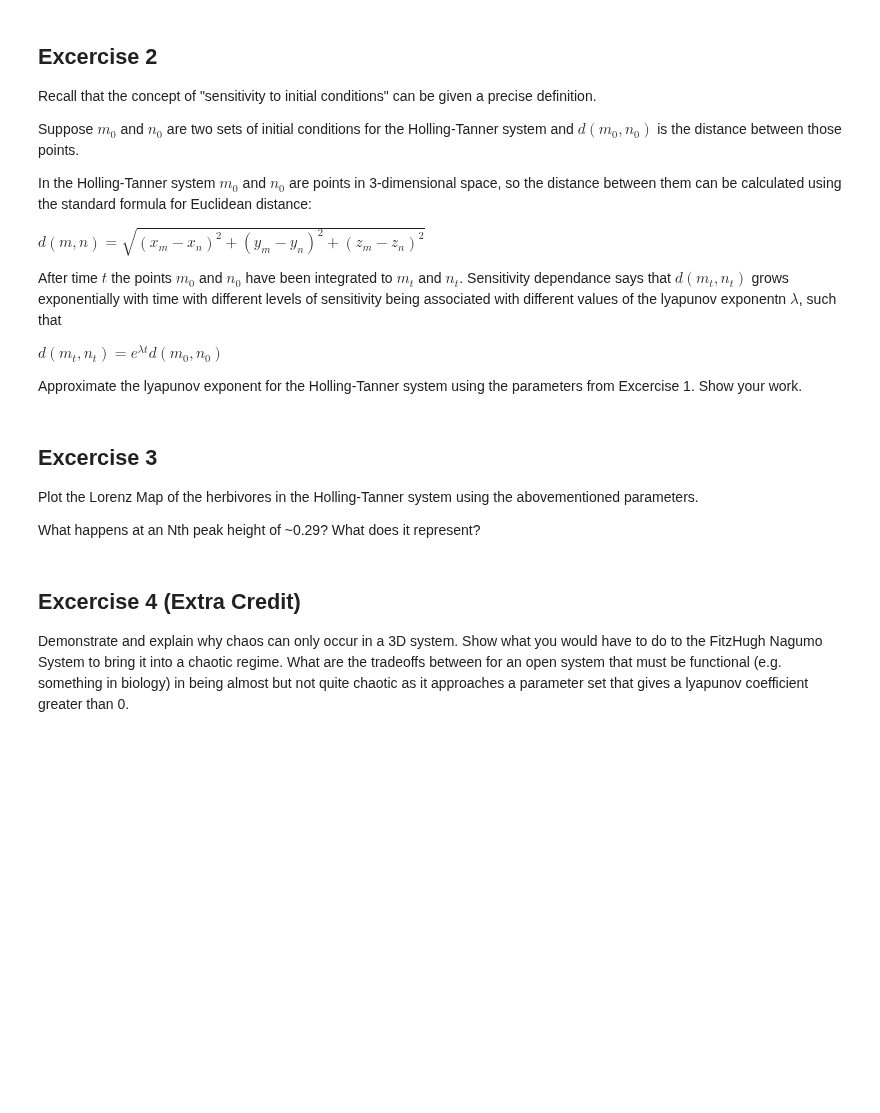
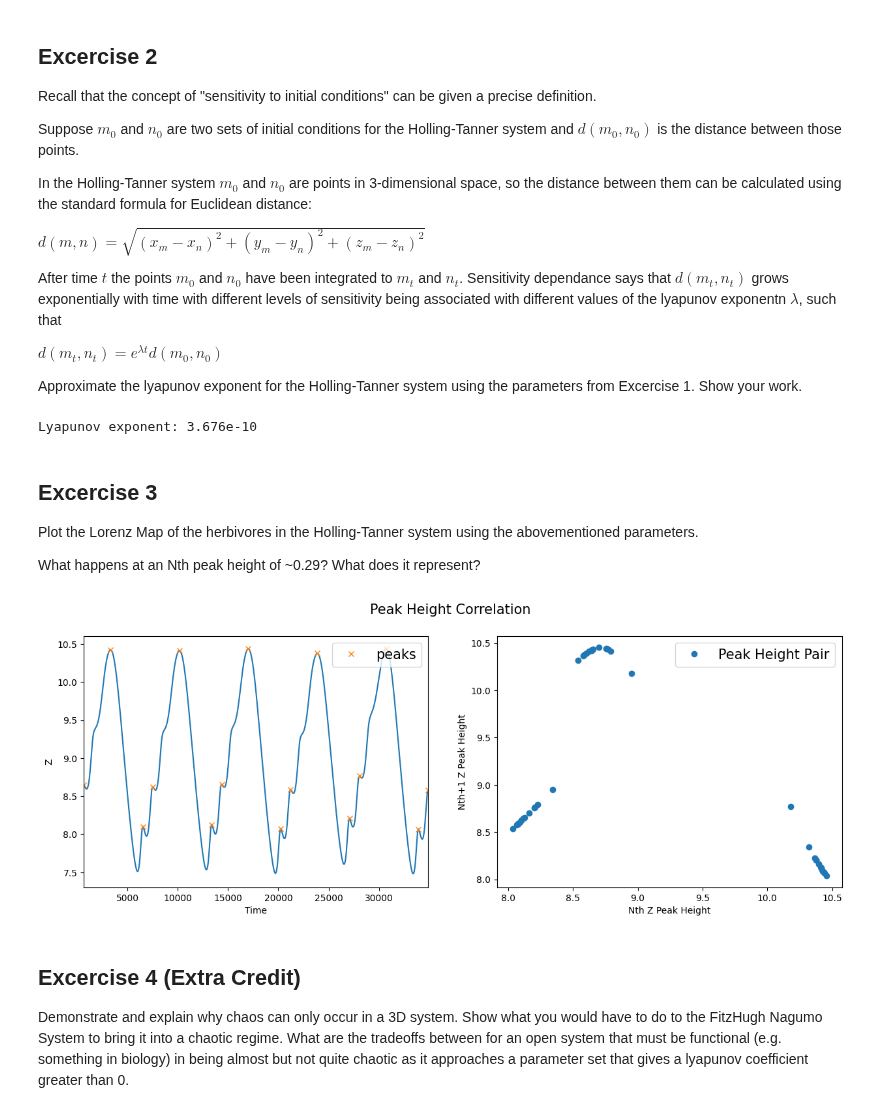
Before and after one commit to mkayeterry/MCDB172, a Jupyter notebook: ipynb/hw/HW9 - Chaotic Systems.ipynb, the cells around one changed output. Cells and saved outputs as stored; diff of their text form; code cells hidden in the pictures; blank space fills up the shorter version.

```diff
--- a/ipynb/hw/HW9 - Chaotic Systems.ipynb
+++ b/ipynb/hw/HW9 - Chaotic Systems.ipynb
@@ -82,12 +88,68 @@ After time $t$ the points $m_0$ and $n_0$ have been integrated to $m_t$ and $n_t
 $d(m_t, n_t) = e^{\lambda t}d(m_0,n_0)$
 
 Approximate the lyapunov exponent for the Holling-Tanner system using the parameters from Excercise 1. Show your work.
+# %%
+from scipy.spatial import distance
+
+def compute_lyap_dst(state):
+    dst = np.zeros(state.shape[1])
+
+    for i in range(state.shape[1]):
+
+        dst_mtrx = distance.cdist(state[:, i, :], state[:, i, :], metric='euclidean')
+        min_dst = np.min(dst_mtrx[np.nonzero(dst_mtrx)])
+        dst[i] = min_dst
+
+    log_dst = np.log(dst)
+    time = np.arange(state.shape[1])
+    slope, int = np.polyfit(time, log_dst.squeeze(), 1)
+
+    lyapunov_exp = slope / state.shape[1]
+
+    dst = np.exp(lyapunov_exp * time) * dst[0]
+
+    return dst.T, lyapunov_exp
+
+
+dst, lyapunov_exp = compute_lyap_dst(state)
+print(f'Lyapunov exponent: {lyapunov_exp:.3e}')
+# %% [output]
+Lyapunov exponent: 3.676e-10
 # %% [markdown]
 ## Excercise 3
 
 Plot the Lorenz Map of the herbivores in the Holling-Tanner system using the abovementioned parameters.
 
 What happens at an Nth peak height of ~0.29? What does it represent?
+# %%
+from scipy.signal import find_peaks
+
+z = state[0, :, 2]
+
+peaks, _ = find_peaks(z)
+
+fig, axes = plt.subplots(1, 2, figsize=(15, 5))
+axes[0].plot(z)
+axes[0].plot(peaks, z[peaks], 'x', label='peaks')
+axes[0].legend(loc='upper right', fontsize=15)
+axes[0].set_xlim(peaks[0], peaks[15])
+axes[0].set_xlabel('Time')
+axes[0].set_ylabel('Z')
+
+firstPeak = z[peaks[:-1]]
+secondPeak = z[peaks[1:]]
+
+peak_idx = np.where(np.isclose(firstPeak, 0.29, rtol=0.01))[0]
+
+axes[1].plot(firstPeak, secondPeak, 'o', label = 'Peak Height Pair')
+axes[1].plot(firstPeak[peak_idx], secondPeak[peak_idx], 'o', color='orange')
+axes[1].set_ylabel('Nth+1 Z Peak Height')
+axes[1].set_xlabel('Nth Z Peak Height')
+axes[1].legend(loc='upper right', fontsize=15)
+fig.suptitle('Peak Height Correlation', fontsize=15)
+plt.show()
+# %% [output]
+[figure, added]
 # %% [markdown]
 ## Excercise 4 (Extra Credit)
 Demonstrate and explain why chaos can only occur in a 3D system.
```
Also changed, not shown: parts of 2 cells of this notebook.
